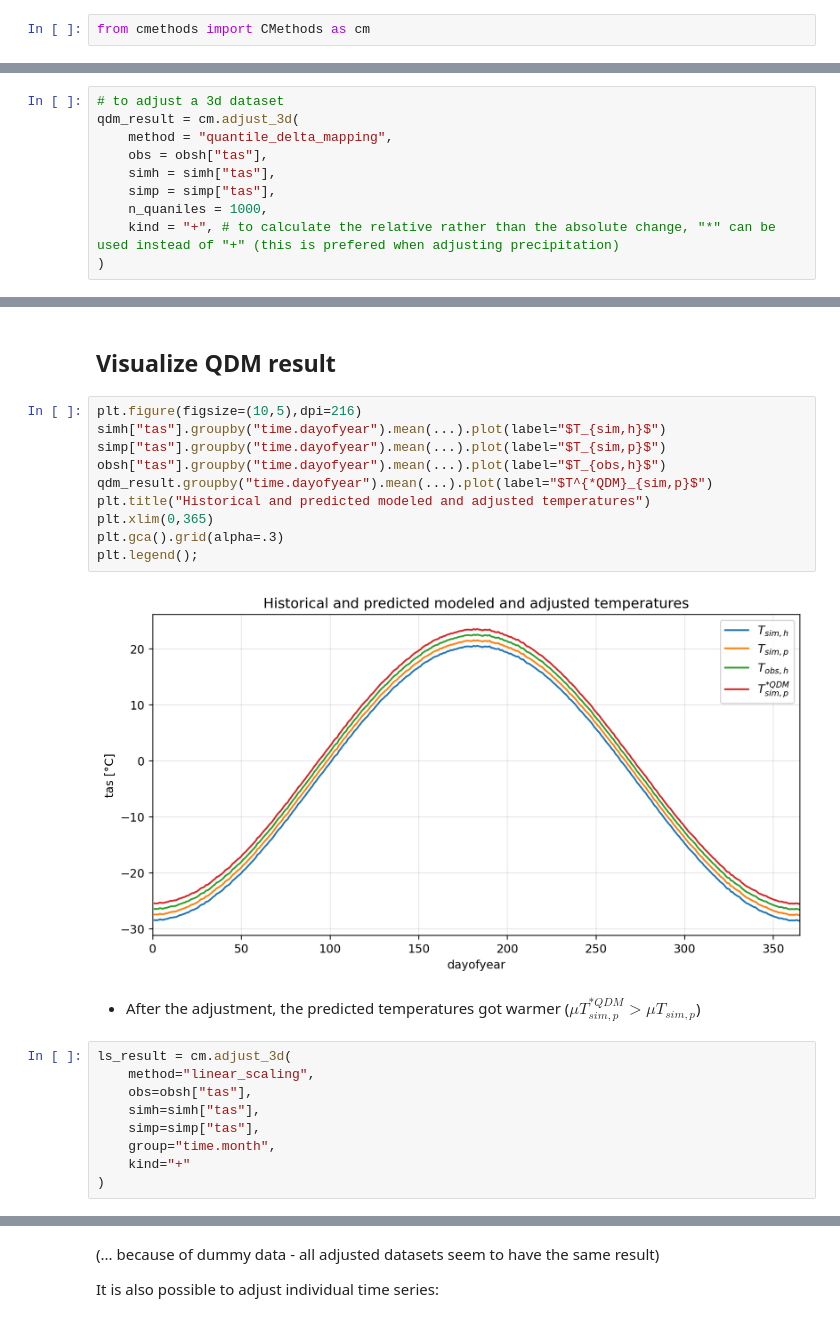
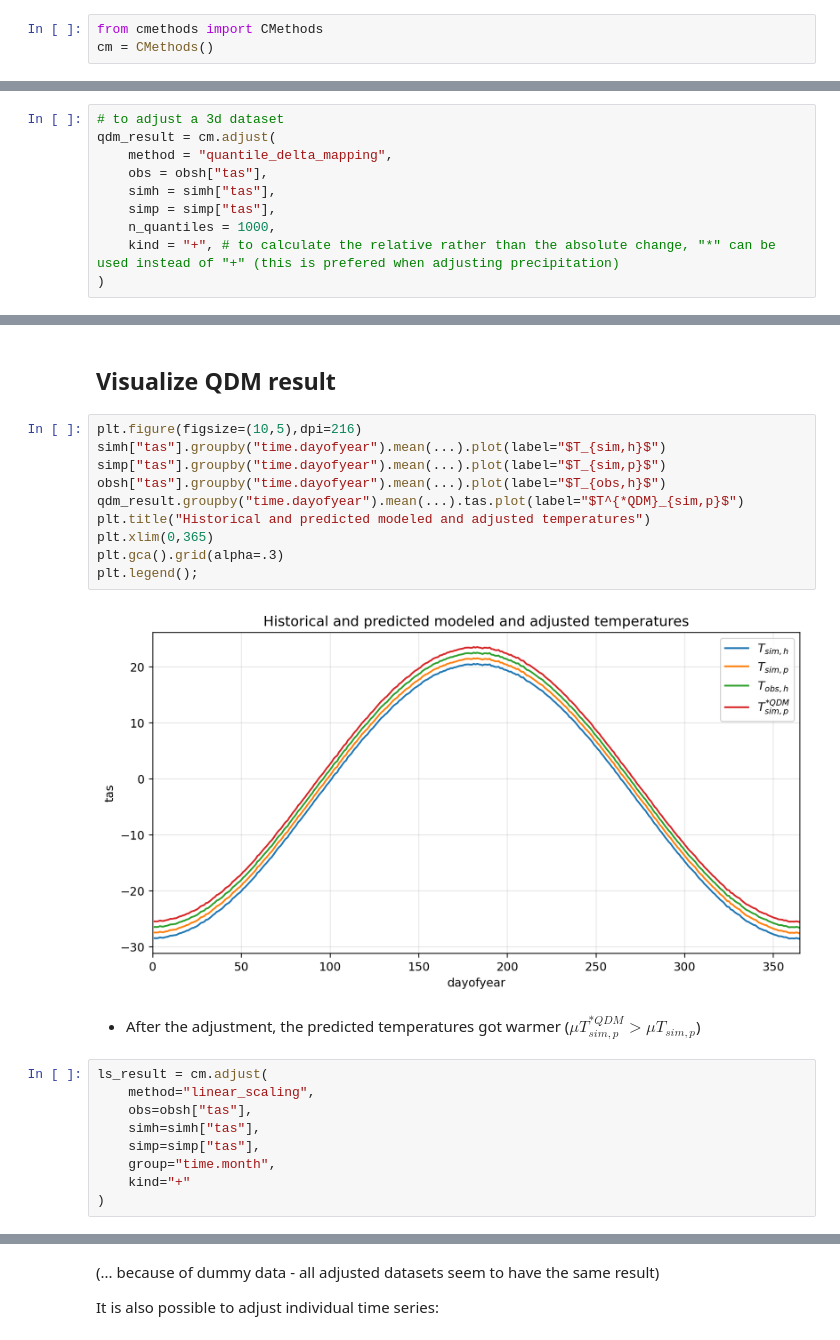
Before and after one commit to btschwertfeger/python-cmethods, a Jupyter notebook: examples/examples.ipynb, the cells around one changed output, grey strips where cells are left out. Drawn from its saved outputs; the diff is of its cells as text.

```diff
--- a/examples/examples.ipynb
+++ b/examples/examples.ipynb
@@ -70,17 +70,18 @@ plt.legend();
 # %% [markdown]
 # Import module to adjust the data
 # %%
-from cmethods import CMethods as cm
+from cmethods import CMethods
+cm = CMethods()
 # %% [markdown]
 ## Apply QDM adjustment
 # %%
 # to adjust a 3d dataset
-qdm_result = cm.adjust_3d(
+qdm_result = cm.adjust(
     method = "quantile_delta_mapping",
     obs = obsh["tas"],
     simh = simh["tas"],
     simp = simp["tas"],
-    n_quaniles = 1000,
+    n_quantiles = 1000,
     kind = "+", # to calculate the relative rather than the absolute change, "*" can be used instead of "+" (this is prefered when adjusting precipitation)
 )
 # %%
@@ -108,19 +100,19 @@ Attributes:
 # %%
 plt.figure(figsize=(10,5),dpi=216)
 simh["tas"].groupby("time.dayofyear").mean(...).plot(label="$T_{sim,h}$")
 simp["tas"].groupby("time.dayofyear").mean(...).plot(label="$T_{sim,p}$")
 obsh["tas"].groupby("time.dayofyear").mean(...).plot(label="$T_{obs,h}$")
-qdm_result.groupby("time.dayofyear").mean(...).plot(label="$T^{*QDM}_{sim,p}$")
+qdm_result.groupby("time.dayofyear").mean(...).tas.plot(label="$T^{*QDM}_{sim,p}$")
 plt.title("Historical and predicted modeled and adjusted temperatures")
 plt.xlim(0,365)
 plt.gca().grid(alpha=.3)
 plt.legend();
 # %% [output]
-[figure, old version]
+[figure, new version]
 # %% [markdown]
 * After the adjustment, the predicted temperatures got warmer ($\mu T^{*QDM}_{sim,p} > \mu T_{sim,p}$)
 # %%
-ls_result = cm.adjust_3d(
+ls_result = cm.adjust(
     method="linear_scaling",
     obs=obsh["tas"],
     simh=simh["tas"],
```
Also changed, not shown: parts of 6 cells of this notebook, 1 other file.
